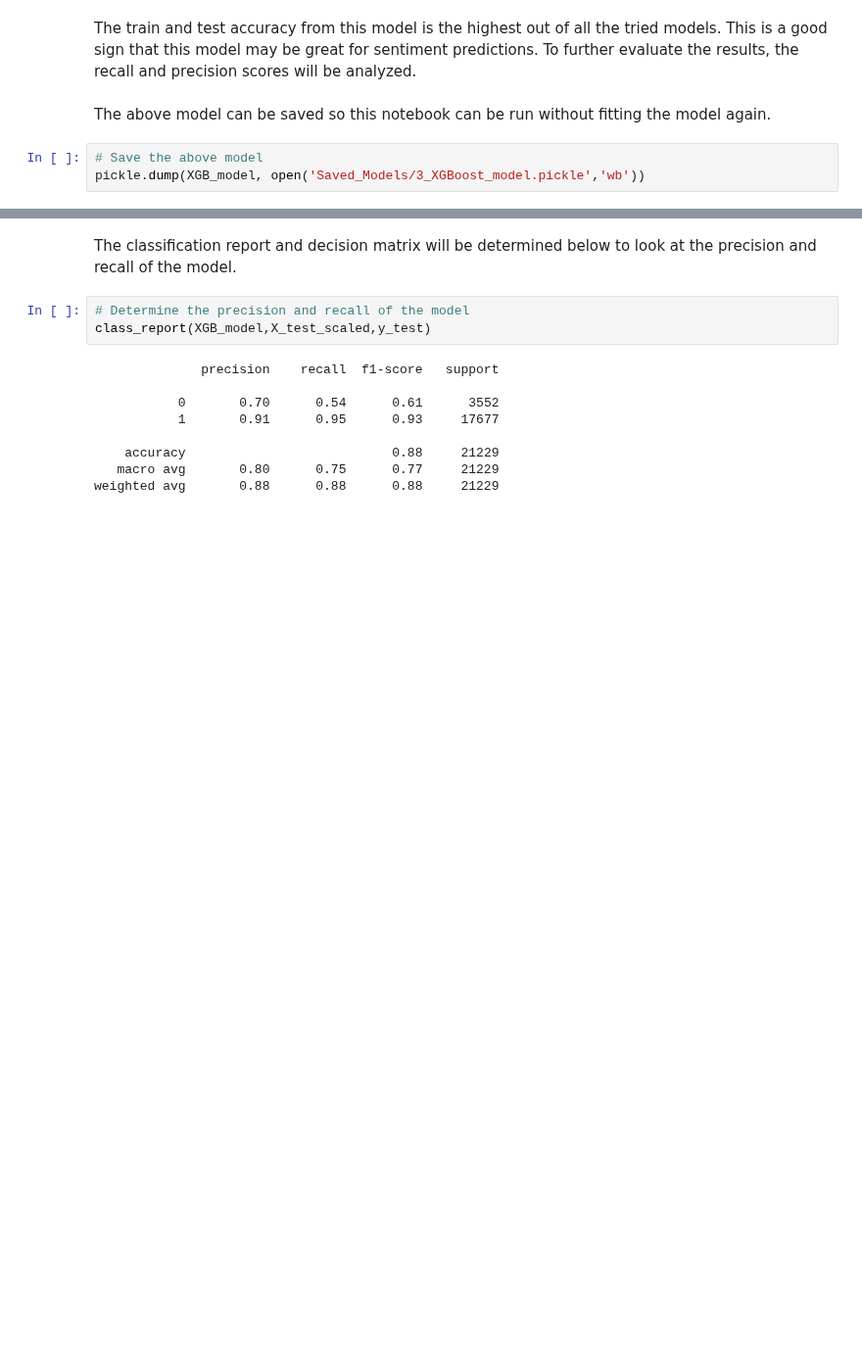
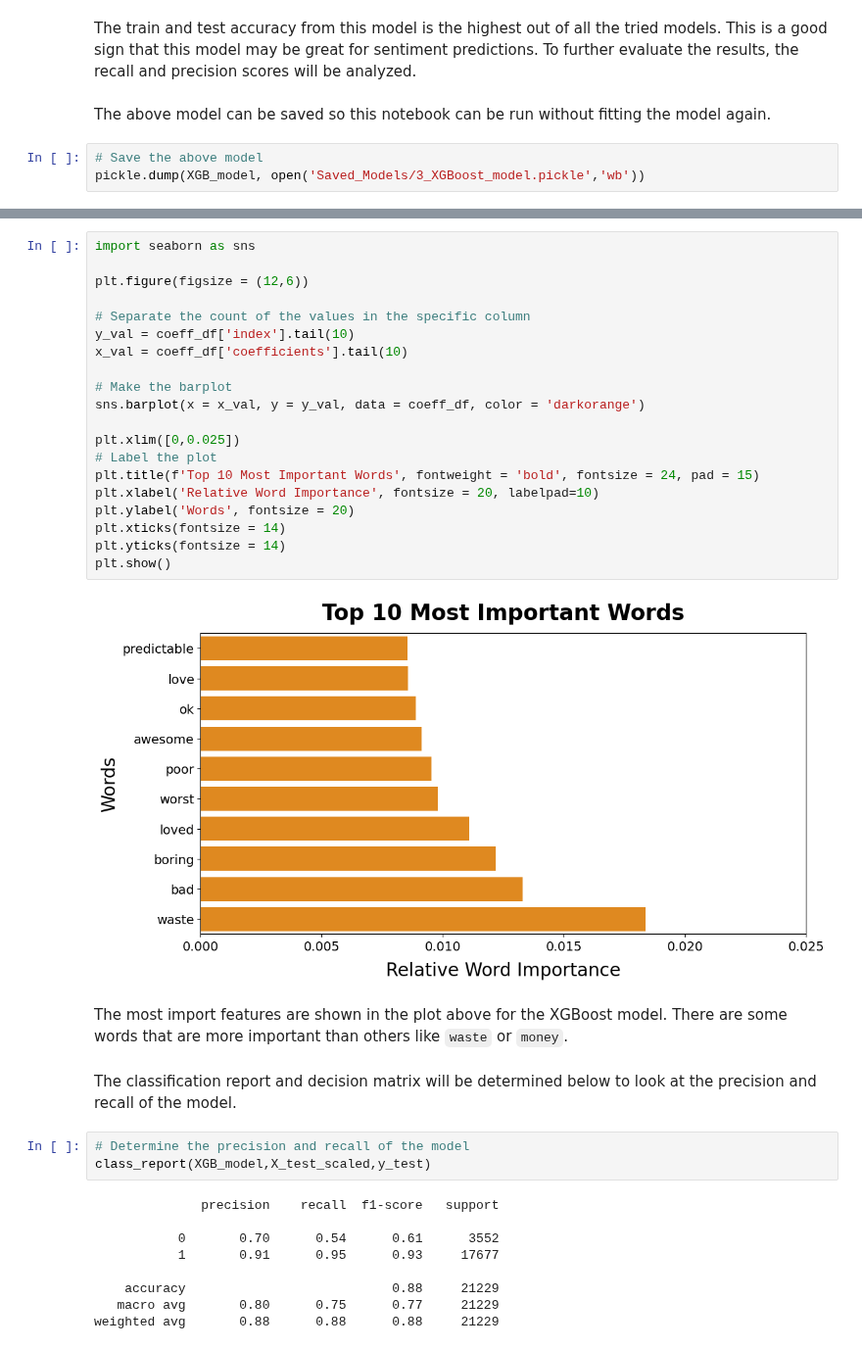
Before and after one commit to JTruong3/Amazon-Product-Recommender, a Jupyter notebook: 3_NLP_Analysis.ipynb, the cells around one changed output, grey strips where cells are left out. Shown at 98% size. Cells and saved outputs as stored; diff of their text form; blank space fills up the shorter version.

Commit message:
Edit for plot

```diff
--- a/3_NLP_Analysis.ipynb
+++ b/3_NLP_Analysis.ipynb
@@ -554,3 +538,27 @@ The most import features are shown in the plot above for the XGBoost model. Ther
+# %%
+import seaborn as sns
+
+plt.figure(figsize = (12,6))
+
+# Separate the count of the values in the specific column
+y_val = coeff_df['index'].tail(10)
+x_val = coeff_df['coefficients'].tail(10)
+
+# Make the barplot
+sns.barplot(x = x_val, y = y_val, data = coeff_df, color = 'darkorange')
+
+plt.xlim([0,0.025])
+# Label the plot
+plt.title(f'Top 10 Most Important Words', fontweight = 'bold', fontsize = 24, pad = 15)
+plt.xlabel('Relative Word Importance', fontsize = 20, labelpad=10)
+plt.ylabel('Words', fontsize = 20)
+plt.xticks(fontsize = 14)
+plt.yticks(fontsize = 14)
+plt.show()
+# %% [output]
+[figure, added]
+# %% [markdown]
+The most import features are shown in the plot above for the XGBoost model. There are some words that are more important than others like `waste` or `money`.
 # %% [markdown]
 The classification report and decision matrix will be determined below to look at the precision and recall of the model.
 # %%
```
Also changed, not shown: parts of 17 cells of this notebook.
